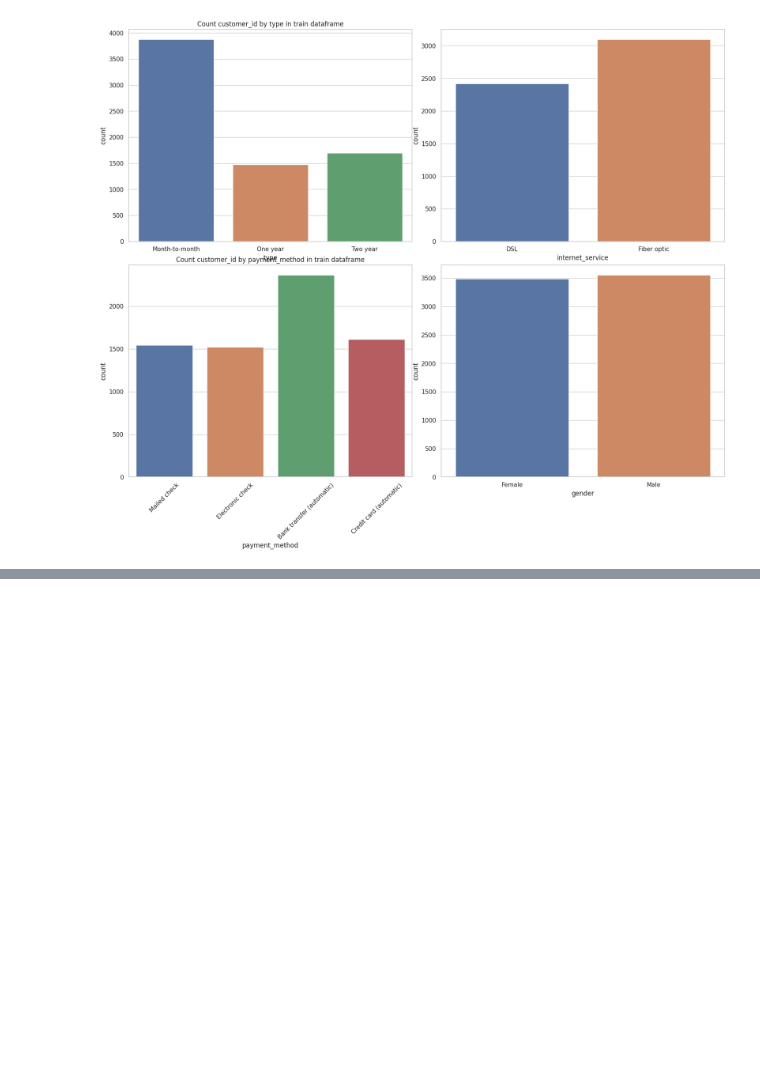
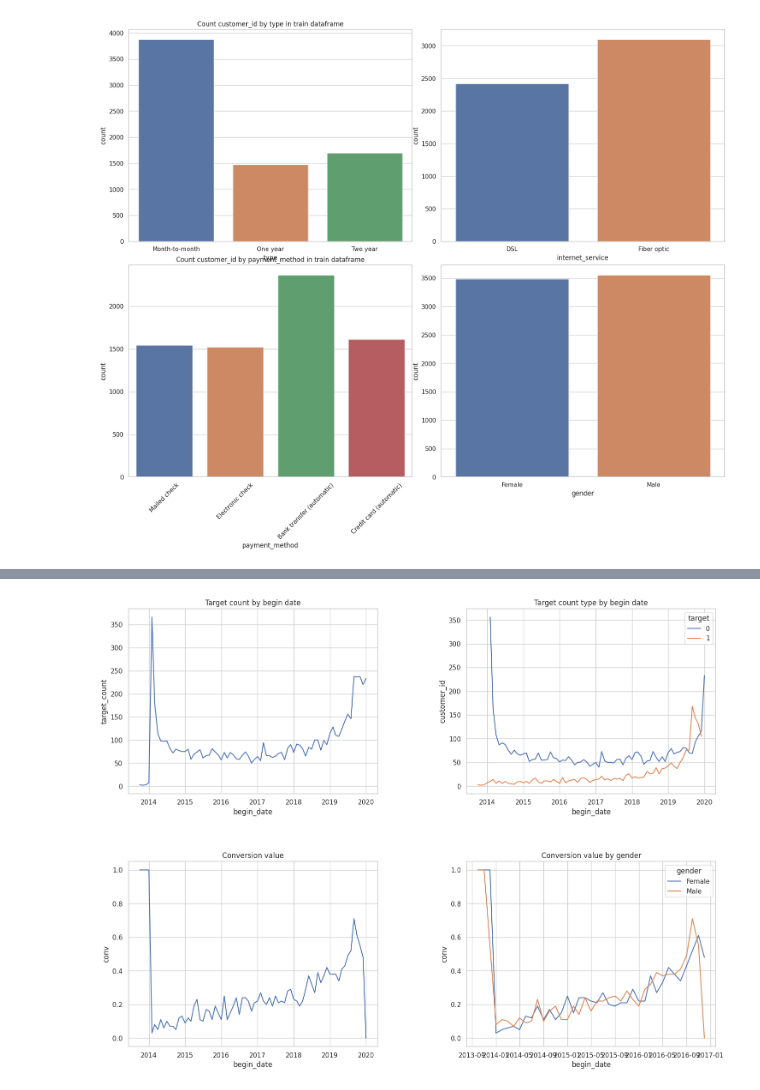
Before and after one commit to superVo1d/mle-mlflow, a Jupyter notebook: eda.ipynb, the cells around one changed output, grey strips where cells are left out. Saved outputs shown, nothing was run; the diff lists cells and outputs as text; code cells hidden in the pictures; blank space fills up the shorter version.

```diff
--- a/eda.ipynb
+++ b/eda.ipynb
@@ -113,0 +272,4 @@ ValueError: Could not interpret value `count` for `y`. An entry with this name d
+# %%
+# подсчёт количества клиентов для каждого значения цели по датам
+target_agg = df[[x, target, 'customer_id']].groupby([x, target]).count().reset_index()
+target_agg.head(5)
@@ -113,0 +283,6 @@ ValueError: Could not interpret value `count` for `y`. An entry with this name d
+# %%
+# расчёт суммы и количества для конверсии по датам
+conversion_agg = df[[x, target]].groupby([x])['target'].agg(['sum', 'count']).reset_index()
+# вычисление коэффициента конверсии и округление до двух знаков
+conversion_agg['conv'] = (conversion_agg['sum'] / conversion_agg['count']).round(2)
+conversion_agg.head(5)
@@ -113,0 +296,5 @@ ValueError: Could not interpret value `count` for `y`. An entry with this name d
+# %%
+# аналогичный расчет конверсии, но с дополнительным разделением по полу
+conversion_agg_gender = df[[x, target, 'gender']].groupby([x, 'gender'])[target].agg(['sum', 'count']).reset_index()
+conversion_agg_gender["conv"] = (conversion_agg['sum'] / conversion_agg['count']).round(2)
+conversion_agg_gender.head(5)
@@ -113,0 +308,25 @@ ValueError: Could not interpret value `count` for `y`. An entry with this name d
+# %%
+# инициализация фигуры для отображения нескольких графиков
+fig, axs = plt.subplots(2, 2)
+fig.tight_layout(pad=1.6)  # настройка отступов между подграфиками
+fig.set_size_inches(16.5, 12.5, forward=True)  # установка размера фигуры
+
+# визуализация общего количества целей по датам начала
+sns.lineplot(data=target_agg_by_date, x=x, y='target_count', ax=axs[0, 0])
+axs[0, 0].set_title("Target count by begin date")
+
+# визуализация количества клиентов для каждого типа цели по датам
+sns.lineplot(data=target_agg, x=x, y='customer_id', hue=target, ax=axs[0, 1])
+axs[0, 1].set_title("Target count type by begin date")
+
+# визуализация коэффициента конверсии по датам
+sns.lineplot(data=conversion_agg, x=x, y='conv', ax=axs[1, 0])
+axs[1, 0].set_title("Conversion value")
+
+# визуализация коэффициента конверсии по датам с разделением по полу
+sns.lineplot(data=conversion_agg_gender, x=x, y='conv', hue='gender', ax=axs[1, 1])
+axs[1, 1].set_title("Conversion value by gender")
+
+plt.savefig(os.path.join(ASSETS_DIR, 'target_by_date'))
+# %% [output]
+[figure, added]
```
Also changed, not shown: parts of 21 cells of this notebook, 5 other files.
